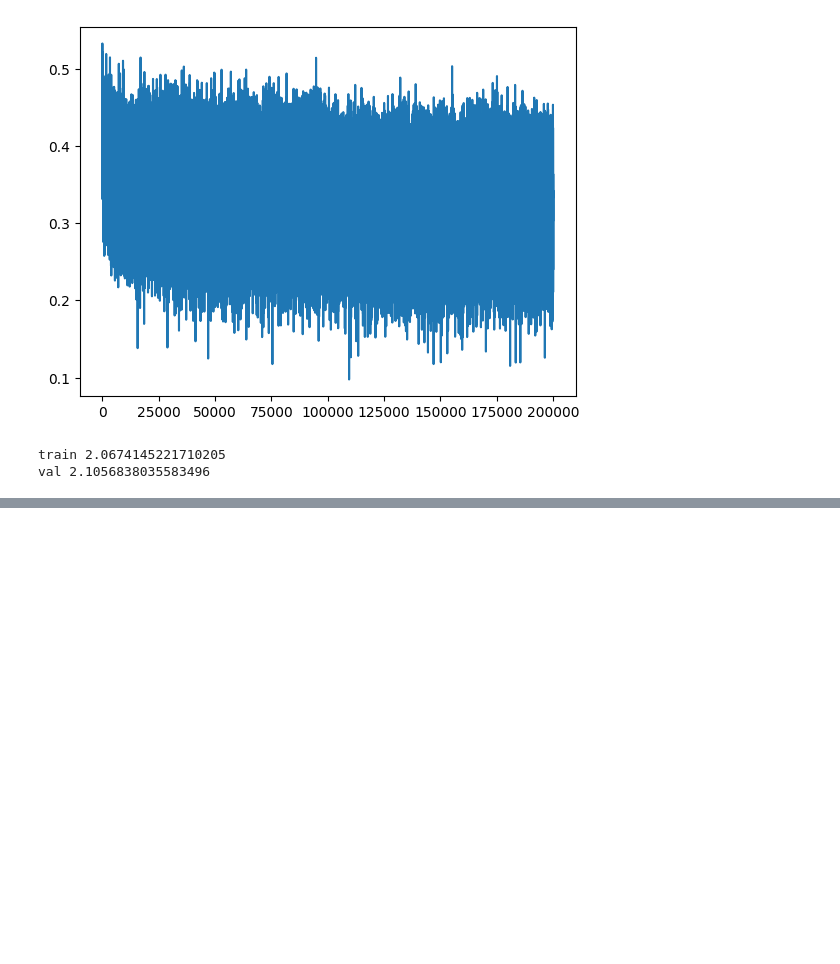
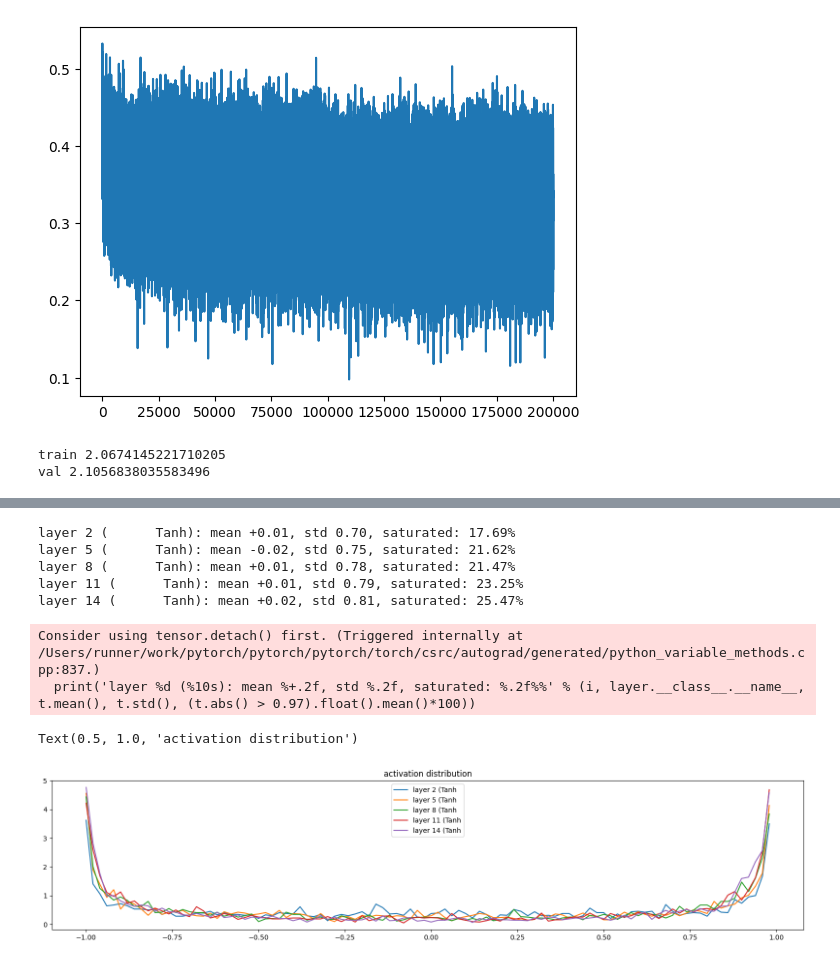
Before and after one commit to rotemfogel/nn-zero-to-hero, a Jupyter notebook: makemore/makemore_part3_bn.ipynb, the cells around one changed output, grey strips where cells are left out. Cells and saved outputs as stored; diff of their text form; code cells hidden in the pictures; blank space fills up the shorter version.

```diff
--- a/makemore/makemore_part3_bn.ipynb
+++ b/makemore/makemore_part3_bn.ipynb
@@ -305,0 +245,28 @@ for p in parameters:
+# %%
+n_embd = 10  # the dimensionality of the character embedding vectors
+n_hidden = 100  # the number of neurons in the hidden layer of the MLP
+g = torch.Generator().manual_seed(2147483647)  # for reproducibility
+
+C = torch.randn((vocab_size, n_embd), generator=g)
+layers = [
+    Linear(n_embd * block_size, n_hidden, bias=False), BatchNorm1d(n_hidden), Tanh(),
+    Linear(n_hidden, n_hidden, bias=False),            BatchNorm1d(n_hidden), Tanh(),
+    Linear(n_hidden, n_hidden, bias=False),            BatchNorm1d(n_hidden), Tanh(),
+    Linear(n_hidden, n_hidden, bias=False),            BatchNorm1d(n_hidden), Tanh(),
+    Linear(n_hidden, n_hidden, bias=False),            BatchNorm1d(n_hidden), Tanh(),
+    Linear(n_hidden, vocab_size, bias=False),          BatchNorm1d(vocab_size),
+]
+
+with torch.no_grad():
+    # last layer: make less confident
+    layers[-1].gamma *= 0.1
+    # layers[-1].weight *= 0.1
+    # all other layers: apply gain
+    for layer in layers[:-1]:
+        if isinstance(layer, Linear):
+            layer.weight *= 1.0  # 5/3
+
+parameters = [C] + [p for layer in layers for p in layer.parameters()]
+print(sum(p.nelement() for p in parameters))  # number of parameters in total
+for p in parameters:
+    p.requires_grad = True
@@ -305,0 +336,23 @@ for p in parameters:
+# %%
+# visualize histograms
+plt.figure(figsize=(20, 4)) # width and height of the plot
+legends = []
+for i, layer in enumerate(layers[:-1]): # note: exclude the output layer
+    if isinstance(layer, Tanh):
+        t = layer.out
+        print('layer %d (%10s): mean %+.2f, std %.2f, saturated: %.2f%%' % (i, layer.__class__.__name__, t.mean(), t.std(), (t.abs() > 0.97).float().mean()*100))
+        hy, hx = torch.histogram(t, density=True)
+        plt.plot(hx[:-1].detach(), hy.detach())
+        legends.append(f'layer {i} ({layer.__class__.__name__}')
+plt.legend(legends);
+plt.title('activation distribution')
+# %% [output]
+layer 2 (      Tanh): mean +0.01, std 0.70, saturated: 17.69%
+layer 5 (      Tanh): mean -0.02, std 0.75, saturated: 21.62%
+layer 8 (      Tanh): mean +0.01, std 0.78, saturated: 21.47%
+layer 11 (      Tanh): mean +0.01, std 0.79, saturated: 23.25%
+layer 14 (      Tanh): mean +0.02, std 0.81, saturated: 25.47%
+Consider using tensor.detach() first. (Triggered internally at /Users/runner/work/pytorch/pytorch/pytorch/torch/csrc/autograd/generated/python_variable_methods.cpp:837.)
+  print('layer %d (%10s): mean %+.2f, std %.2f, saturated: %.2f%%' % (i, layer.__class__.__name__, t.mean(), t.std(), (t.abs() > 0.97).float().mean()*100))
+Text(0.5, 1.0, 'activation distribution')
+[figure, added]
```
Also changed, not shown: parts of 9 cells of this notebook.
